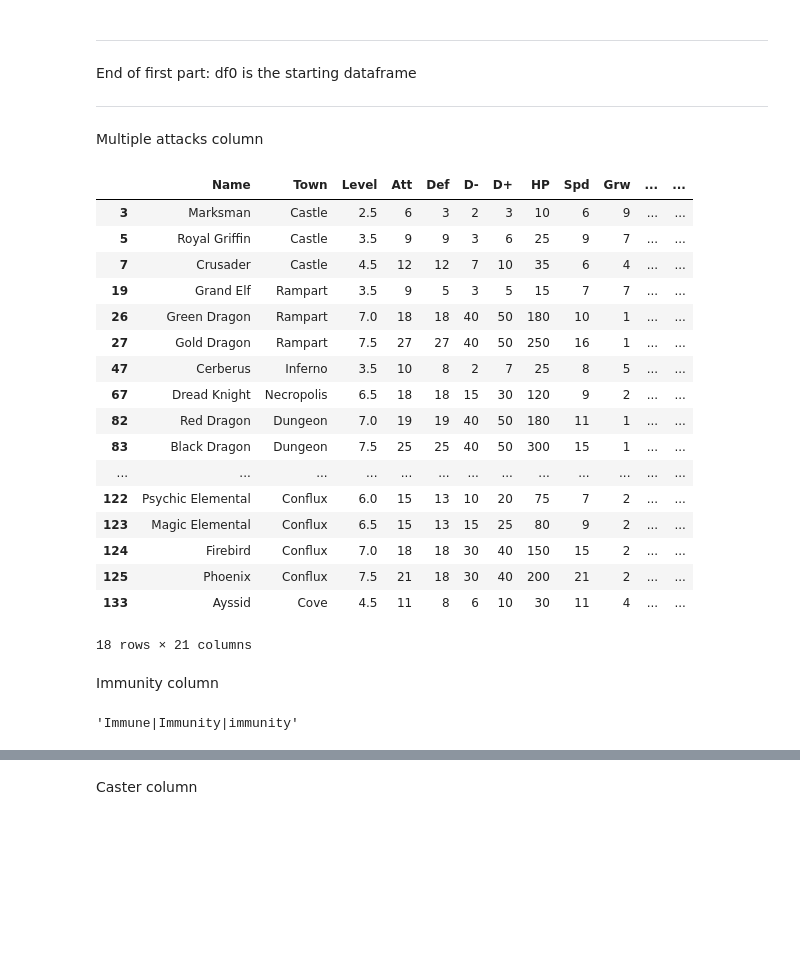
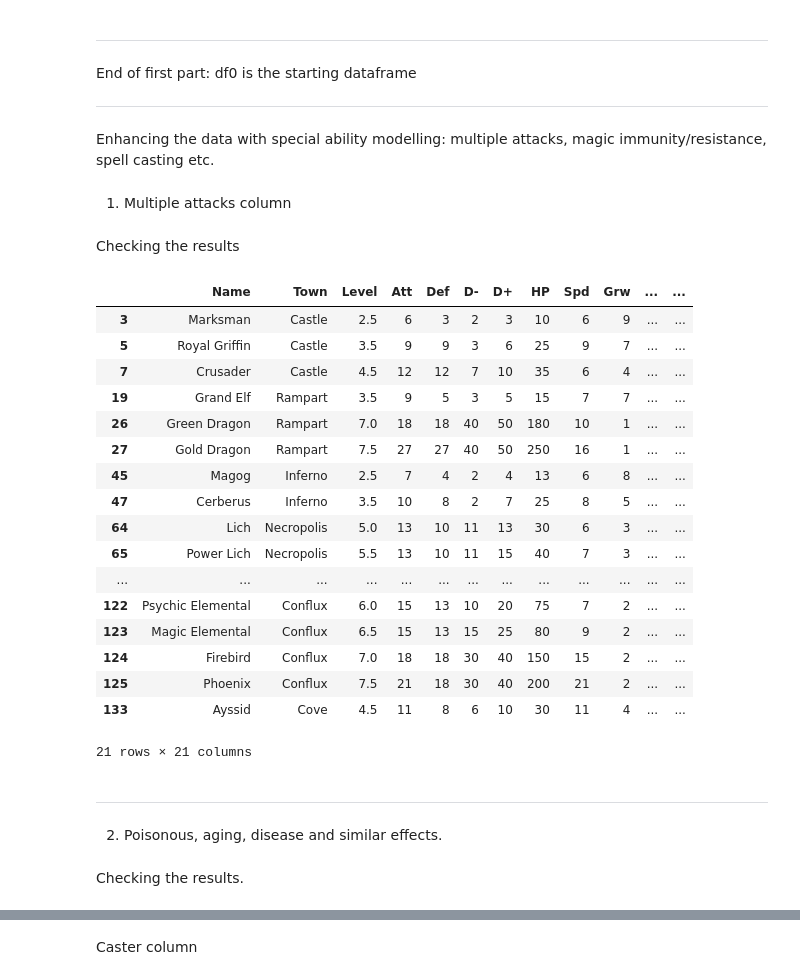
Before and after one commit to tazar09/h3_working_repo, a Jupyter notebook: h3_castles.ipynb, the cells around one changed output, grey strips where cells are left out. Cells and saved outputs as stored; diff of their text form; code cells hidden in the pictures; blank space fills up the shorter version.

```diff
--- a/h3_castles.ipynb
+++ b/h3_castles.ipynb
@@ -120,7 +122,7 @@ df['Special'] = df['Special'].fillna('No')
 df = df.rename(columns={'Unnamed: 12_level_1':'Resource'})
 df['Resource'] = df['Resource'].str.get(-1).astype(int)
 df['Ranged'] = df['Special'].apply(lambda x: 1 if 'Ranged' in x else 0)
-df['Flyer'] = df['Special'].apply(lambda x: 1 if 'Fly' in x else 0)
+df['Flyer'] = df['Special'].apply(lambda x: 1 if 'Fly' in x or 'Teleporting' in x else 0)
 df['no_retaliation'] = df['Special'].apply(lambda x: 1 if 'No enemy retaliation' in x else (0.2 if any(s in x for s in ['Petrify', 'Paralyze']) else 0))
 df['Upgraded'] = df['Level'].apply(lambda x: 1 if ((x / 0.5)%2 == 1) else 0)
 # %% [markdown]
@@ -128,8 +130,8 @@ ________________________________________________________________________________
 # %% [markdown]
 Adding AI value and Fight Value
 # %%
-df_ai_value_sod = pd.read_excel('/content/heroes3/h3_ai_value_sod.xlsx')
-df_ai_value_hoa = pd.read_excel('/content/heroes3/h3_ai_value_hoa.xlsx')
+df_ai_value_sod = pd.read_excel('/content/sample_data/h3_castles/h3_ai_value_sod.xlsx')
+df_ai_value_hoa = pd.read_excel('/content/sample_data/h3_castles/h3_ai_value_hoa.xlsx')
 # %%
 df_ai_value_sod['Creature'] = df_ai_value_sod['Creature'].str.strip()
 df_ai_value_hoa['Creature'] = df_ai_value_hoa['Creature'].str.strip()
@@ -187,37 +198,42 @@ ___________
 ________________________________________________________________________________________________________________________________________________________________
 End of first part: df0 is the starting dataframe
 ________________________________________________________________________________________________________________________________________________________________
+# %% [markdown]
+Enhancing the data with special ability modelling: multiple attacks, magic immunity/resistance, spell casting etc.
 # %% [markdown]
-Multiple attacks column
+1. Multiple attacks column
+# %%
+df['multi_att'] = df['Special'].apply(lambda x:
+                                      1 if 'Double attack' in x or 'Ferocity' in x else
+                                      0.5 if 'all adjacent' in x else
+                                      0.3 if any(item in x for item in ['Breath attack', '3-headed attack', 'Death blow', 'Unlimited', 'Fireball attack', 'Death cloud'])
+                                      else 0)
+# %% [markdown]
+Checking the results
 # %%
-words = ['Double', 'Breath', 'Ferocity', 'adjacent', '3-headed', 'Death blow', 'Unlimited']
+words = ['Double', 'Breath', 'Ferocity', 'adjacent', '3-headed', 'Death blow', 'Unlimited', 'Fireball attack', 'Death cloud']
 pattern = '|'.join(words)
 mask = df['Special'].str.contains(pattern)
 df[mask]
 # %% [output]
 |  | Name | Town | Level | Att | Def | D- | D+ | HP | Spd | Grw | ... | ... |
 | 3 | Marksman | Castle | 2.5 | 6 | 3 | 2 | 3 | 10 | 6 | 9 | ... | ... |
 | 5 | Royal Griffin | Castle | 3.5 | 9 | 9 | 3 | 6 | 25 | 9 | 7 | ... | ... |
 | 7 | Crusader | Castle | 4.5 | 12 | 12 | 7 | 10 | 35 | 6 | 4 | ... | ... |
 | 19 | Grand Elf | Rampart | 3.5 | 9 | 5 | 3 | 5 | 15 | 7 | 7 | ... | ... |
 | 26 | Green Dragon | Rampart | 7.0 | 18 | 18 | 40 | 50 | 180 | 10 | 1 | ... | ... |
 | 27 | Gold Dragon | Rampart | 7.5 | 27 | 27 | 40 | 50 | 250 | 16 | 1 | ... | ... |
+| 45 | Magog | Inferno | 2.5 | 7 | 4 | 2 | 4 | 13 | 6 | 8 | ... | ... |
 | 47 | Cerberus | Inferno | 3.5 | 10 | 8 | 2 | 7 | 25 | 8 | 5 | ... | ... |
-| 67 | Dread Knight | Necropolis | 6.5 | 18 | 18 | 15 | 30 | 120 | 9 | 2 | ... | ... |
-| 82 | Red Dragon | Dungeon | 7.0 | 19 | 19 | 40 | 50 | 180 | 11 | 1 | ... | ... |
-| 83 | Black Dragon | Dungeon | 7.5 | 25 | 25 | 40 | 50 | 300 | 15 | 1 | ... | ... |
+| 64 | Lich | Necropolis | 5.0 | 13 | 10 | 11 | 13 | 30 | 6 | 3 | ... | ... |
+| 65 | Power Lich | Necropolis | 5.5 | 13 | 10 | 11 | 15 | 40 | 7 | 3 | ... | ... |
 | ... | ... | ... | ... | ... | ... | ... | ... | ... | ... | ... | ... | ... |
 | 122 | Psychic Elemental | Conflux | 6.0 | 15 | 13 | 10 | 20 | 75 | 7 | 2 | ... | ... |
 | 123 | Magic Elemental | Conflux | 6.5 | 15 | 13 | 15 | 25 | 80 | 9 | 2 | ... | ... |
 | 124 | Firebird | Conflux | 7.0 | 18 | 18 | 30 | 40 | 150 | 15 | 2 | ... | ... |
 | 125 | Phoenix | Conflux | 7.5 | 21 | 18 | 30 | 40 | 200 | 21 | 2 | ... | ... |
 | 133 | Ayssid | Cove | 4.5 | 11 | 8 | 6 | 10 | 30 | 11 | 4 | ... | ... |
-18 rows × 21 columns
+21 rows × 21 columns
-# %% [markdown]
-Immunity column
-# %%
-words2 = ['Immune', 'Immunity', 'immunity']
-pattern2 = '|'.join(words2)
-pattern2
-# %% [output]
-'Immune|Immunity|immunity'
+# %% [markdown]
+___________________________________________________________________________
+2. Poisonous, aging, disease and similar effects.
@@ -223,0 +244,2 @@ pattern2
+# %% [markdown]
+Checking the results.
```
Also changed, not shown: parts of 28 cells of this notebook.
